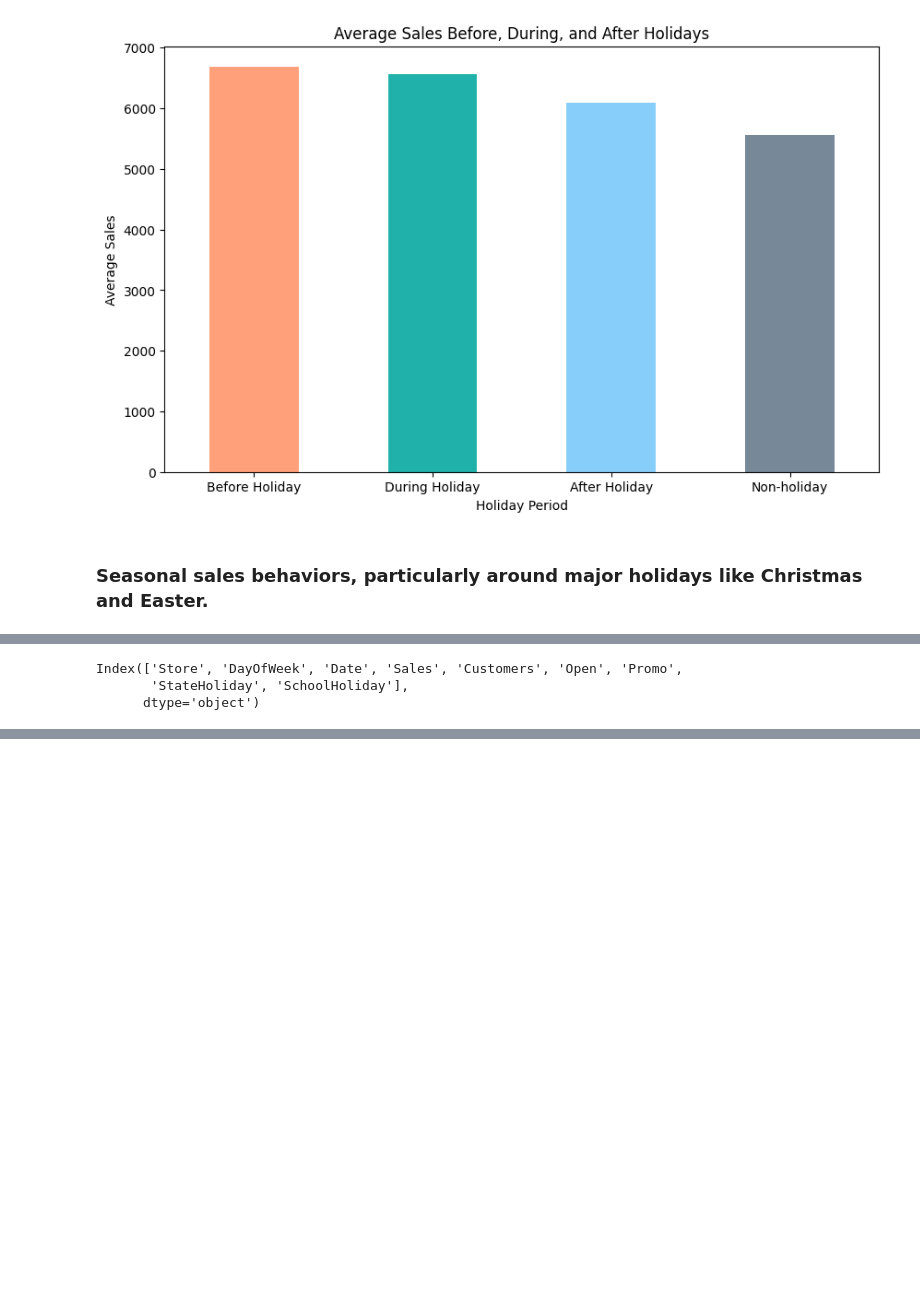
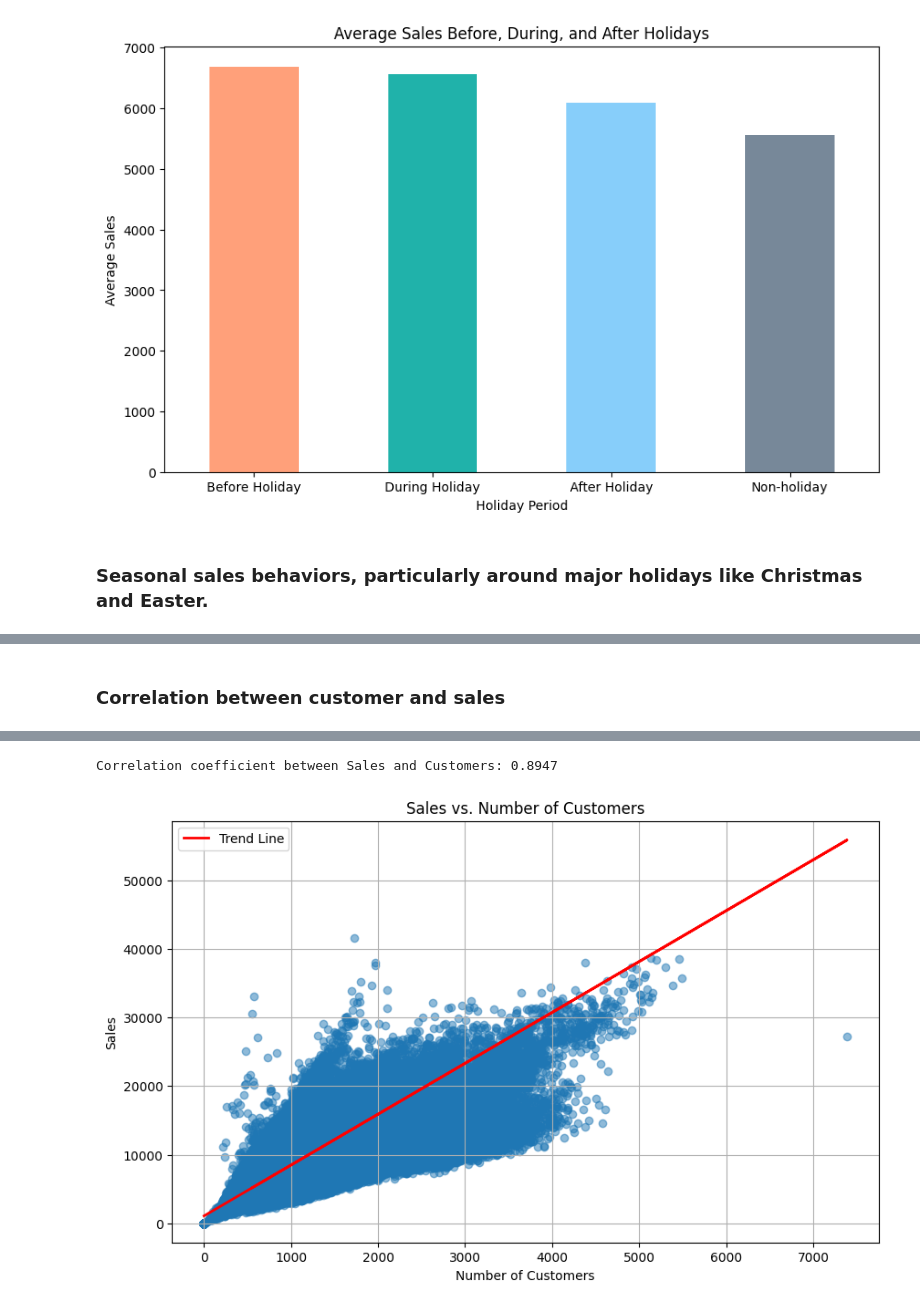
Before and after one commit to wolderufael/Rossmann_Store_Sales_Prediction, a Jupyter notebook: notebook/EDA.ipynb, the cells around one changed output, grey strips where cells are left out. Saved outputs shown, nothing was run; the diff lists cells and outputs as text; code cells hidden in the pictures; blank space fills up the shorter version.

Commit message:
correlation between custumer and  sales

```diff
--- a/notebook/EDA.ipynb
+++ b/notebook/EDA.ipynb
@@ -71,8 +71,7 @@ analyzer.analyze_seasonal_sales(train_df)
 [figure]
 [figure]
-# %%
-train_df.columns
-# %% [output]
-Index(['Store', 'DayOfWeek', 'Date', 'Sales', 'Customers', 'Open', 'Promo',
-       'StateHoliday', 'SchoolHoliday'],
-      dtype='object')
+# %% [markdown]
+### Correlation between customer and sales
+# %%
+analyzer.analyze_sales_customers_correlation(train_df)
+# %% [output]
@@ -78,0 +79,2 @@ Index(['Store', 'DayOfWeek', 'Date', 'Sales', 'Customers', 'Open', 'Promo',
+Correlation coefficient between Sales and Customers: 0.8947
+[figure, added]
```
Also changed, not shown: parts of 6 cells of this notebook, 1 other file.
